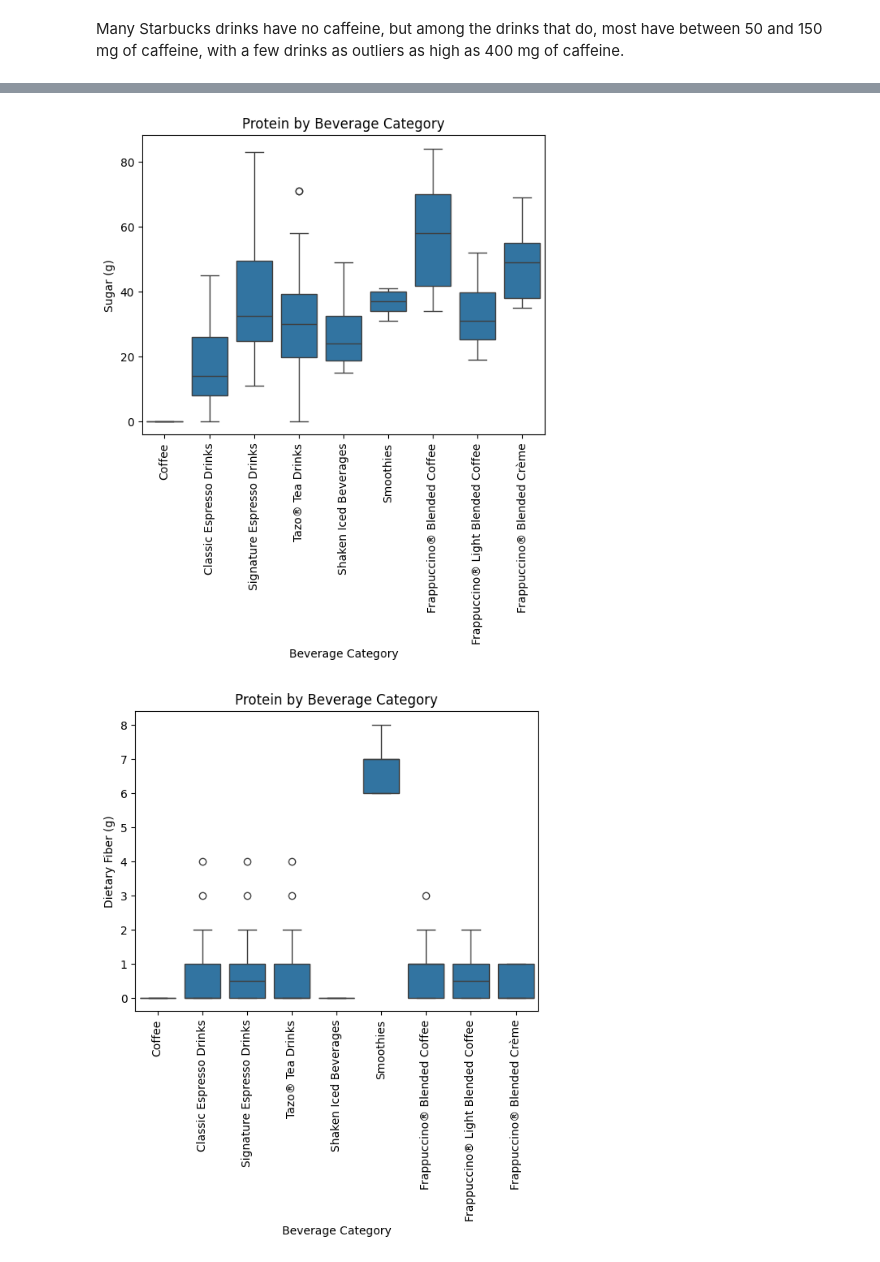
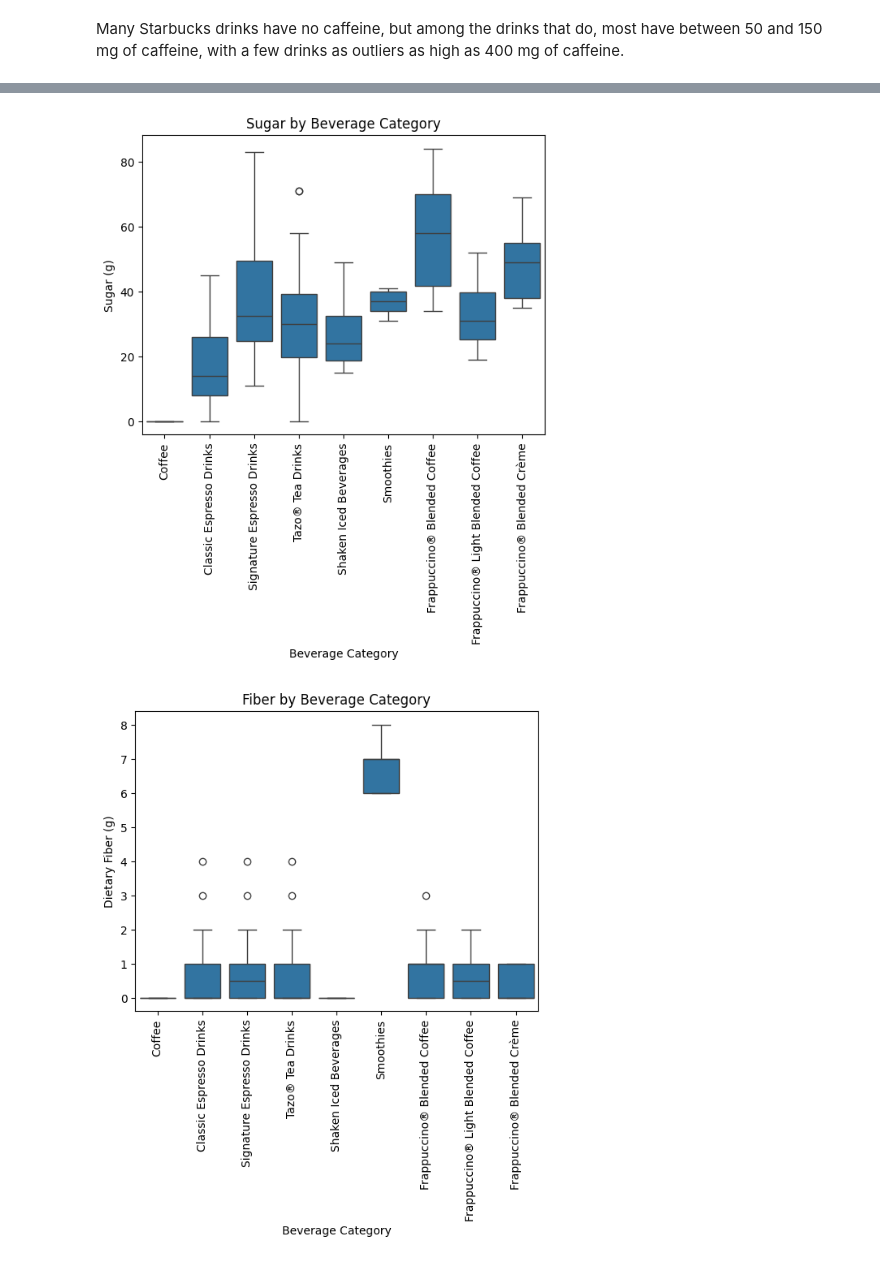
Before and after one commit to BraedenChubak/AP-Computer-Science-Principles, a Jupyter notebook: Notebooks/prog6280b.ipynb, the cells around one changed output, grey strips where cells are left out. Cells and saved outputs as stored; diff of their text form; code cells hidden in the pictures.

```diff
--- a/Notebooks/prog6280b.ipynb
+++ b/Notebooks/prog6280b.ipynb
@@ -85,24 +99,24 @@ Many Starbucks drinks have no caffeine, but among the drinks that do, most have
 # %%
 plt.figure(figsize=(10, 6))
 sns.boxplot(x='Beverage_category', y='Protein (g)', data=df)
 plt.title('Protein by Beverage Category')
 plt.xlabel('Beverage Category')
 plt.ylabel('Protein (g)')
 plt.xticks(rotation=90)
 plt.show()
 sns.boxplot(x='Beverage_category', y='Sugars (g)', data=df)
-plt.title('Protein by Beverage Category')
+plt.title('Sugar by Beverage Category')
 plt.xlabel('Beverage Category')
 plt.ylabel('Sugar (g)')
 plt.xticks(rotation=90)
 plt.show()
 sns.boxplot(x='Beverage_category', y='Dietary Fibre (g)', data=df)
-plt.title('Protein by Beverage Category')
+plt.title('Fiber by Beverage Category')
 plt.xlabel('Beverage Category')
 plt.ylabel('Dietary Fiber (g)')
 plt.xticks(rotation=90)
 plt.show()
 # %% [output]
 [figure]
-[figure, old version]
+[figure, new version]
-[figure, old version]
+[figure, new version]
```
Also changed, not shown: parts of 5 cells of this notebook, 4 other files.
